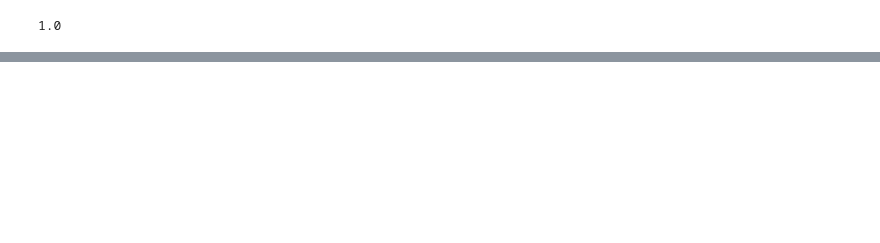
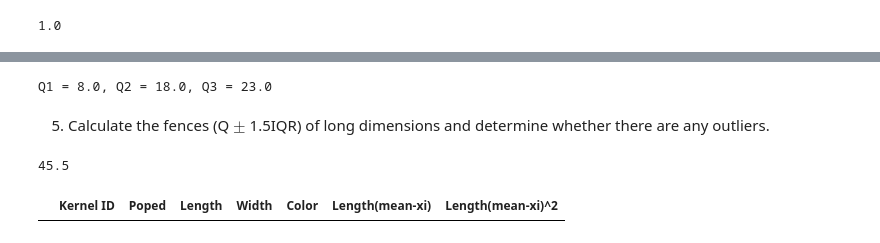
Before and after one commit to Cerlog/RUC-Empirical-Data, a Jupyter notebook: Chapter 5/Chapter 5.ipynb, the cells around one changed output, grey strips where cells are left out. Cells and saved outputs as stored; diff of their text form; code cells hidden in the pictures; blank space fills up the shorter version.

```diff
--- a/Chapter 5/Chapter 5.ipynb
+++ b/Chapter 5/Chapter 5.ipynb
@@ -127,0 +116,8 @@ plt.ylabel('Growth of seedlings (mm)');"""
+# %%
+q1_long = df['Length'].quantile(0.25)
+q2_long = df['Length'].quantile(0.5)
+q3_long = df['Length'].quantile(0.75)
+
+print(f"Q1 = {q1_long}, Q2 = {q2_long}, Q3 = {q3_long}")
+# %% [output]
+Q1 = 8.0, Q2 = 18.0, Q3 = 23.0
@@ -127,0 +126,3 @@ plt.ylabel('Growth of seedlings (mm)');"""
+# %% [markdown]
+5. Calculate the fences (Q $\pm$ 1.5IQR) of long dimensions and determine whether there
+are any outliers.
@@ -127,0 +131,10 @@ plt.ylabel('Growth of seedlings (mm)');"""
+# %%
+Upper_fence
+# %% [output]
+45.5
+# %%
+df[df['Length'] > 45.5]
+
+# There are 0 outliers
+# %% [output]
+|  | Kernel ID | Poped | Length | Width | Color | Length(mean-xi) | Length(mean-xi)^2 |
```
Also changed, not shown: parts of 41 cells of this notebook, 3 other files.
